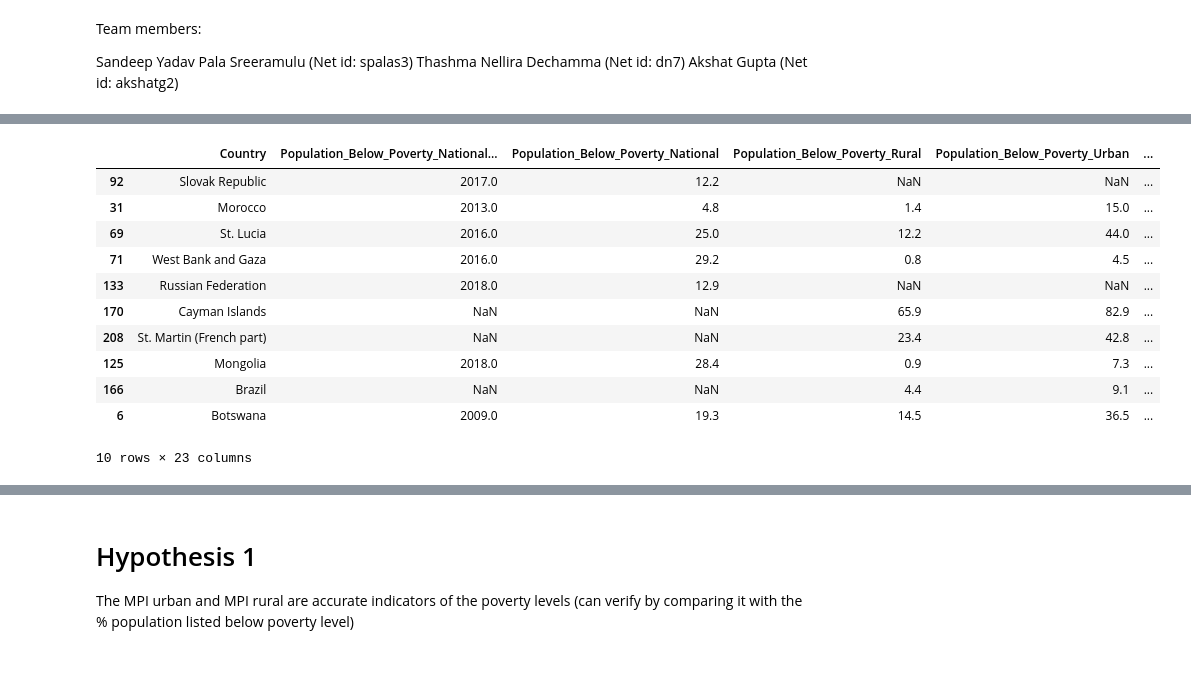
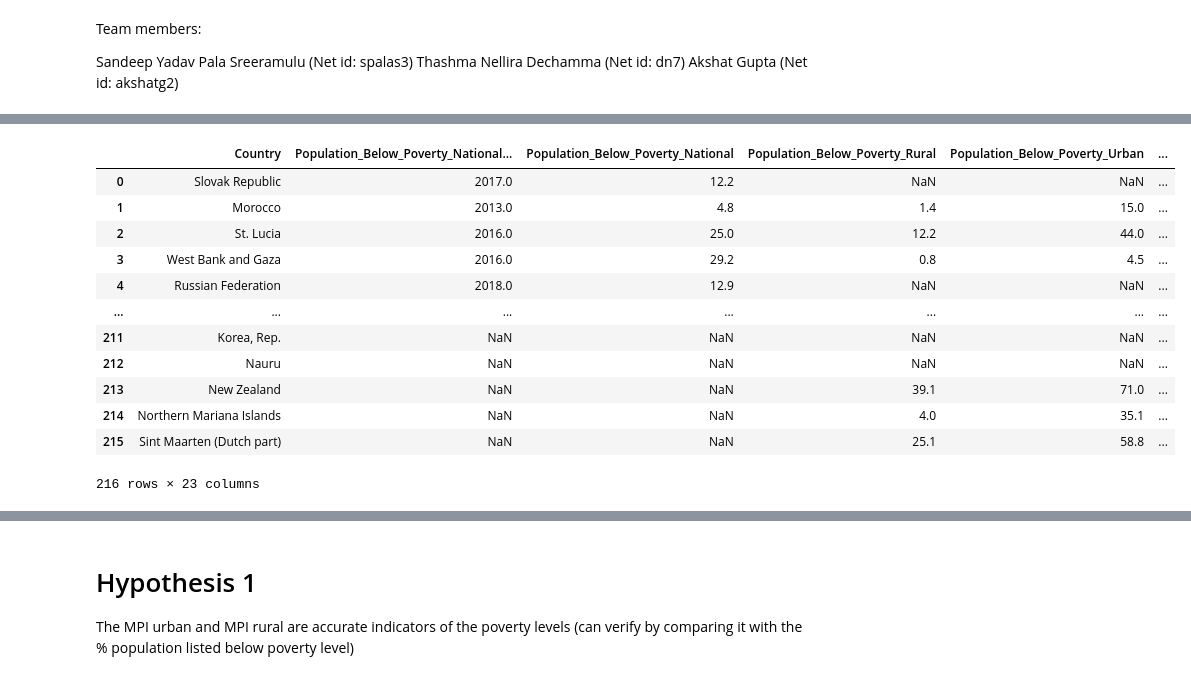
Before and after one commit to sandeepyadav3/2021Fall_finals, a Jupyter notebook: Project Code.ipynb, the cells around one changed output, grey strips where cells are left out. Drawn from its saved outputs; the diff is of its cells as text; code cells hidden in the pictures.

```diff
--- a/Project Code.ipynb
+++ b/Project Code.ipynb
@@ -33,18 +37,20 @@ mpi_df.sample(10)
 # %%
 world_bank_df = pd.read_csv('World Bank Data.csv')
-
+# The dataset from World Bank has the world poverty which is the traditional income based
 world_bank_df = world_bank_df.sort_values(by = 'World_Bank_Estimate', ascending=False)
-world_bank_df.head(10)
+world_bank_df = world_bank_df.reset_index(drop=True)
+world_bank_df
 # %% [output]
 |  | Country | Population_Below_Poverty_National... | Population_Below_Poverty_National | Population_Below_Poverty_Rural | Population_Below_Poverty_Urban | ... |
-| 92 | Slovak Republic | 2017.0 | 12.2 | NaN | NaN | ... |
-| 31 | Morocco | 2013.0 | 4.8 | 1.4 | 15.0 | ... |
-| 69 | St. Lucia | 2016.0 | 25.0 | 12.2 | 44.0 | ... |
-| 71 | West Bank and Gaza | 2016.0 | 29.2 | 0.8 | 4.5 | ... |
-| 133 | Russian Federation | 2018.0 | 12.9 | NaN | NaN | ... |
-| 170 | Cayman Islands | NaN | NaN | 65.9 | 82.9 | ... |
-| 208 | St. Martin (French part) | NaN | NaN | 23.4 | 42.8 | ... |
-| 125 | Mongolia | 2018.0 | 28.4 | 0.9 | 7.3 | ... |
-| 166 | Brazil | NaN | NaN | 4.4 | 9.1 | ... |
-| 6 | Botswana | 2009.0 | 19.3 | 14.5 | 36.5 | ... |
+| 0 | Slovak Republic | 2017.0 | 12.2 | NaN | NaN | ... |
+| 1 | Morocco | 2013.0 | 4.8 | 1.4 | 15.0 | ... |
+| 2 | St. Lucia | 2016.0 | 25.0 | 12.2 | 44.0 | ... |
+| 3 | West Bank and Gaza | 2016.0 | 29.2 | 0.8 | 4.5 | ... |
+| 4 | Russian Federation | 2018.0 | 12.9 | NaN | NaN | ... |
+| ... | ... | ... | ... | ... | ... | ... |
+| 211 | Korea, Rep. | NaN | NaN | NaN | NaN | ... |
+| 212 | Nauru | NaN | NaN | NaN | NaN | ... |
+| 213 | New Zealand | NaN | NaN | 39.1 | 71.0 | ... |
+| 214 | Northern Mariana Islands | NaN | NaN | 4.0 | 35.1 | ... |
+| 215 | Sint Maarten (Dutch part) | NaN | NaN | 25.1 | 58.8 | ... |
-10 rows × 23 columns
+216 rows × 23 columns
```
Also changed, not shown: parts of 20 cells of this notebook.
